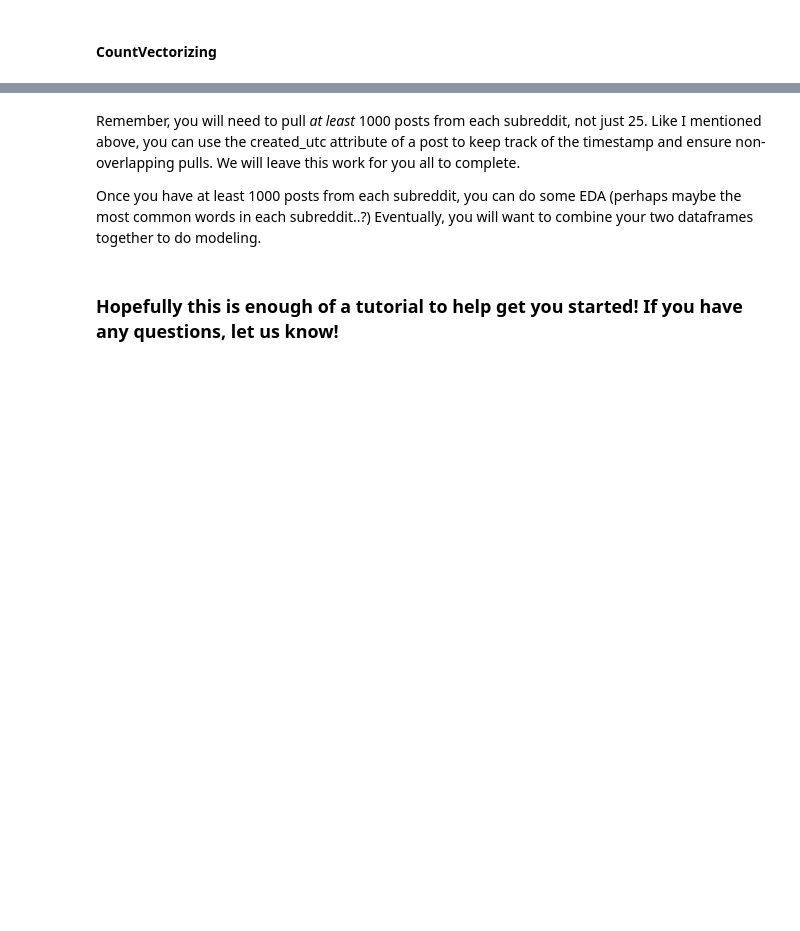
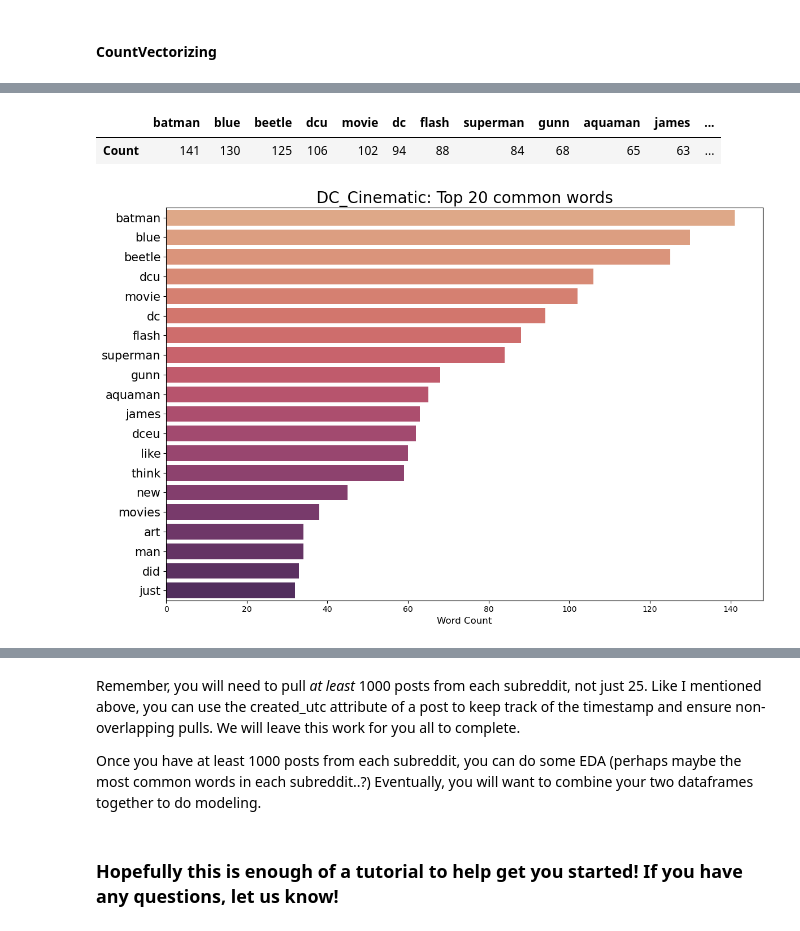
Before and after one commit to suli1524/Marvel_vs._DC, a Jupyter notebook: Reddit-PRAW-tutorial-Copy1.ipynb, the cells around one changed output, grey strips where cells are left out. Cells and saved outputs as stored; diff of their text form; code cells hidden in the pictures; blank space fills up the shorter version.

```diff
--- a/Reddit-PRAW-tutorial-Copy1.ipynb
+++ b/Reddit-PRAW-tutorial-Copy1.ipynb
@@ -381,0 +397,22 @@ marvel_top_words.T
+# %%
+# dc_cinematic top 20 common word
+cv = CountVectorizer(stop_words='english')
+cv.fit(dc_cinematic['title'])
+
+dc_cinematic_post_cv = cv.transform(dc_cinematic['title'])
+dc_cinematic_post_df = pd.DataFrame(dc_cinematic_post_cv.todense(), columns=cv.get_feature_names_out())
+# %%
+dc_cinematic_top_words = pd.DataFrame(dc_cinematic_post_df.sum().sort_values(ascending=False).head(20), columns = ['Count'])
+dc_cinematic_top_words.T
+# %% [output]
+|  | batman | blue | beetle | dcu | movie | dc | flash | superman | gunn | aquaman | james | ... |
+| Count | 141 | 130 | 125 | 106 | 102 | 94 | 88 | 84 | 68 | 65 | 63 | ... |
+# %%
+fig, ax = plt.subplots(figsize=(12,8))
+sns.barplot(x='Count', y=dc_cinematic_top_words.index , data=dc_cinematic_top_words, palette = "flare")
+plt.title('DC_Cinematic: Top 20 common words',fontsize=20)
+plt.xlabel('Word Count', fontsize=12)
+plt.yticks(fontsize=15)
+plt.tight_layout()
+# %% [output]
+[figure, added]
```
Also changed, not shown: parts of 31 cells of this notebook, 2 other files.
